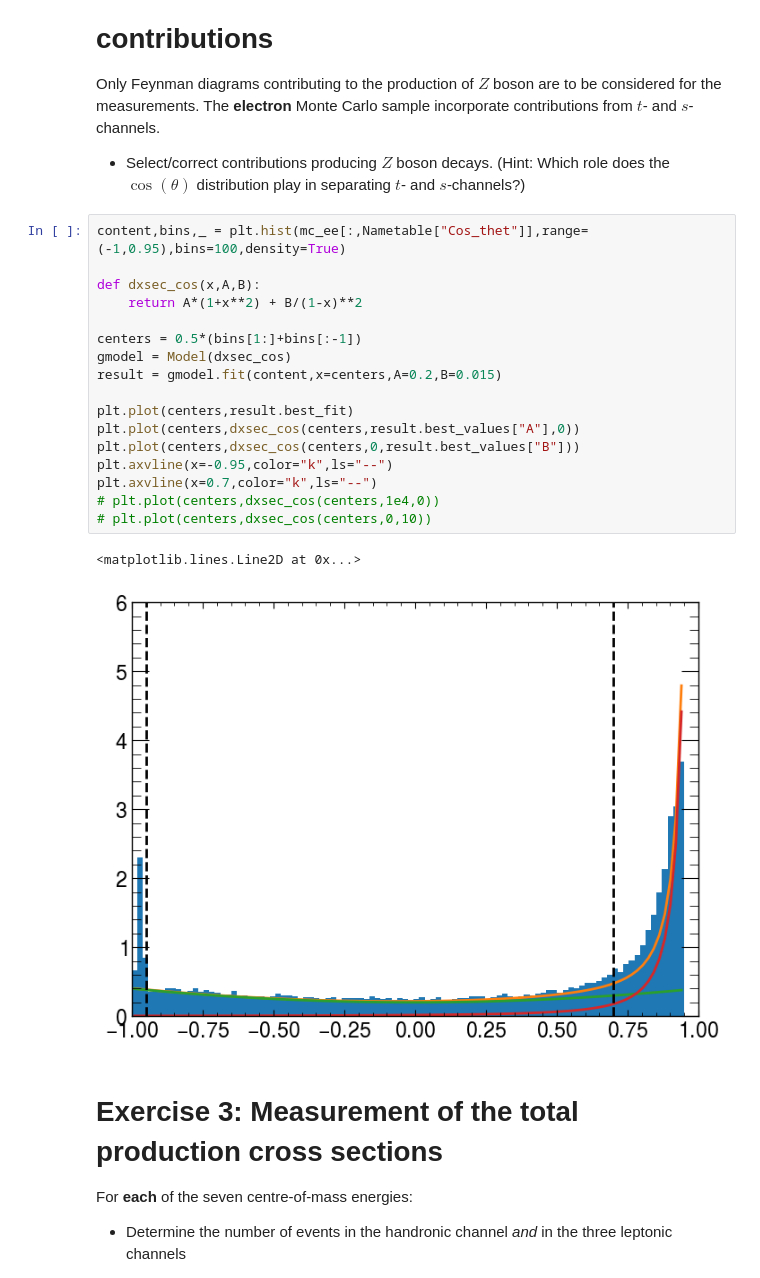
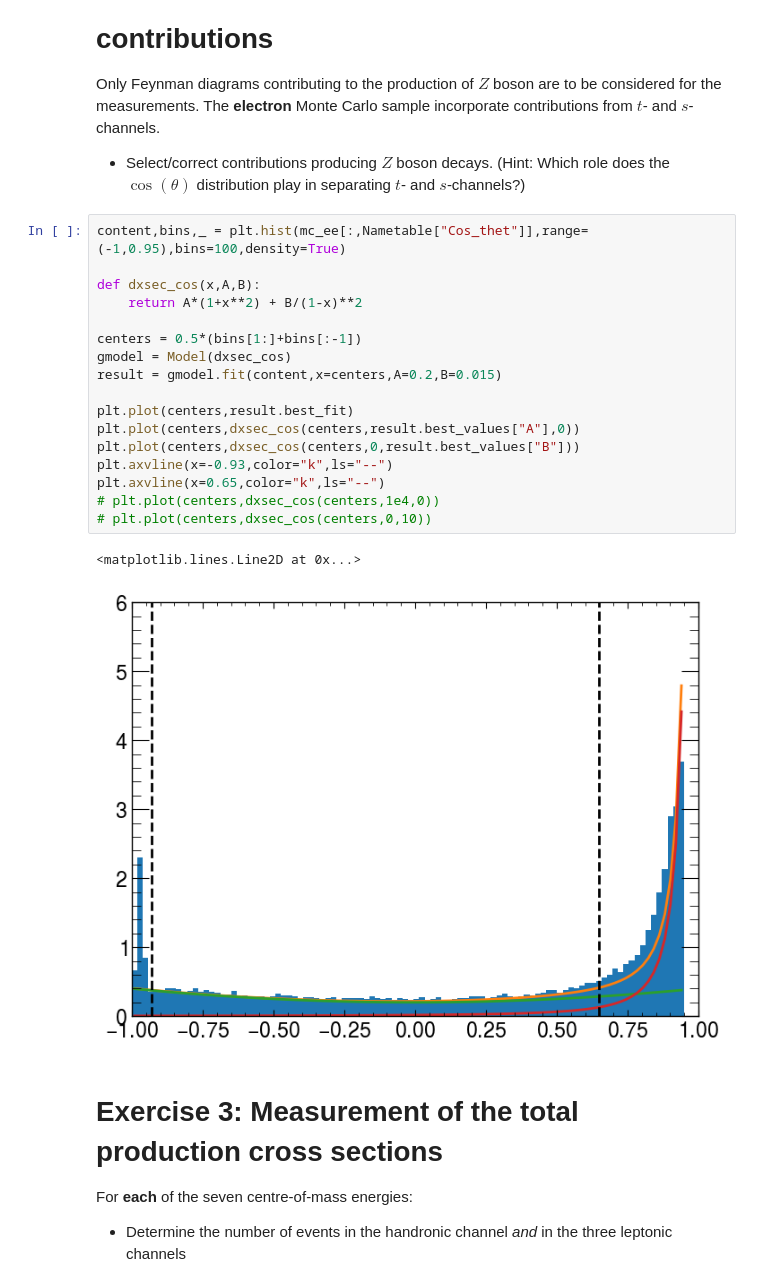
Before and after one commit to rihoppe/z0-precisionmeasurement, a Jupyter notebook: Main_Work.ipynb, the cells around one changed output. Drawn from its saved outputs; the diff is of its cells as text.

```diff
--- a/Main_Work.ipynb
+++ b/Main_Work.ipynb
@@ -657,23 +661,23 @@ Only Feynman diagrams contributing to the production of $Z$ boson are to be cons
 # %%
 content,bins,_ = plt.hist(mc_ee[:,Nametable["Cos_thet"]],range=(-1,0.95),bins=100,density=True)
 
 def dxsec_cos(x,A,B):
     return A*(1+x**2) + B/(1-x)**2
 
 centers = 0.5*(bins[1:]+bins[:-1])
 gmodel = Model(dxsec_cos)
 result = gmodel.fit(content,x=centers,A=0.2,B=0.015)
 
 plt.plot(centers,result.best_fit)
 plt.plot(centers,dxsec_cos(centers,result.best_values["A"],0))
 plt.plot(centers,dxsec_cos(centers,0,result.best_values["B"]))
-plt.axvline(x=-0.95,color="k",ls="--")
-plt.axvline(x=0.7,color="k",ls="--")
+plt.axvline(x=-0.93,color="k",ls="--")
+plt.axvline(x=0.65,color="k",ls="--")
 # plt.plot(centers,dxsec_cos(centers,1e4,0))
 # plt.plot(centers,dxsec_cos(centers,0,10))
 # %% [output]
 <matplotlib.lines.Line2D at 0x...>
-[figure, old version]
+[figure, new version]
 # %% [markdown]
 # Exercise 3: Measurement of the total production cross sections
 
```
Also changed, not shown: parts of 17 cells of this notebook.
